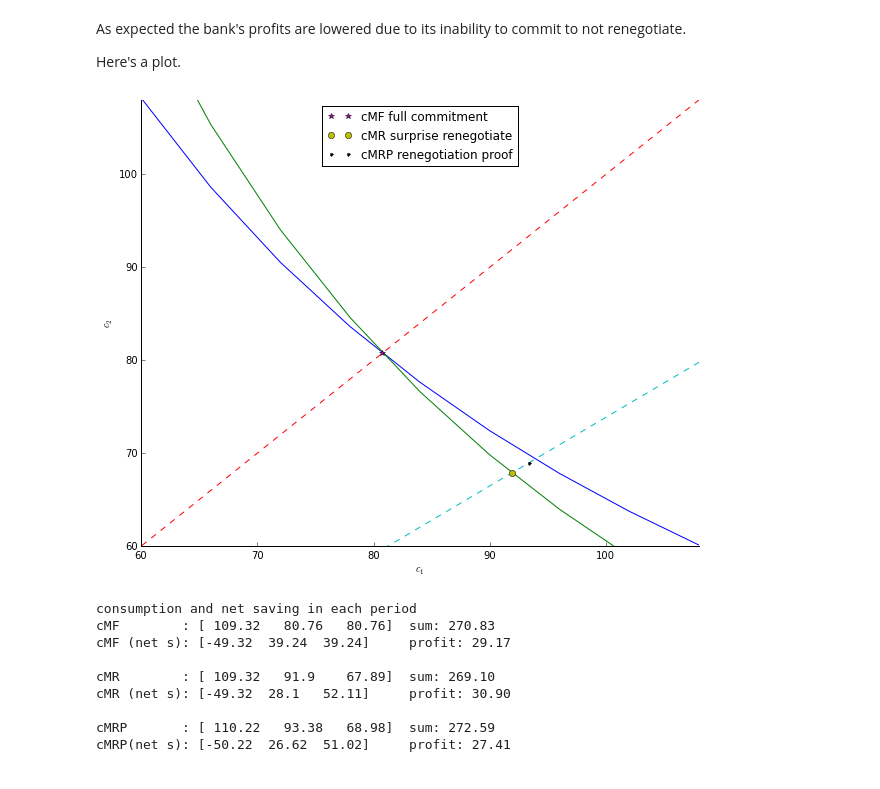
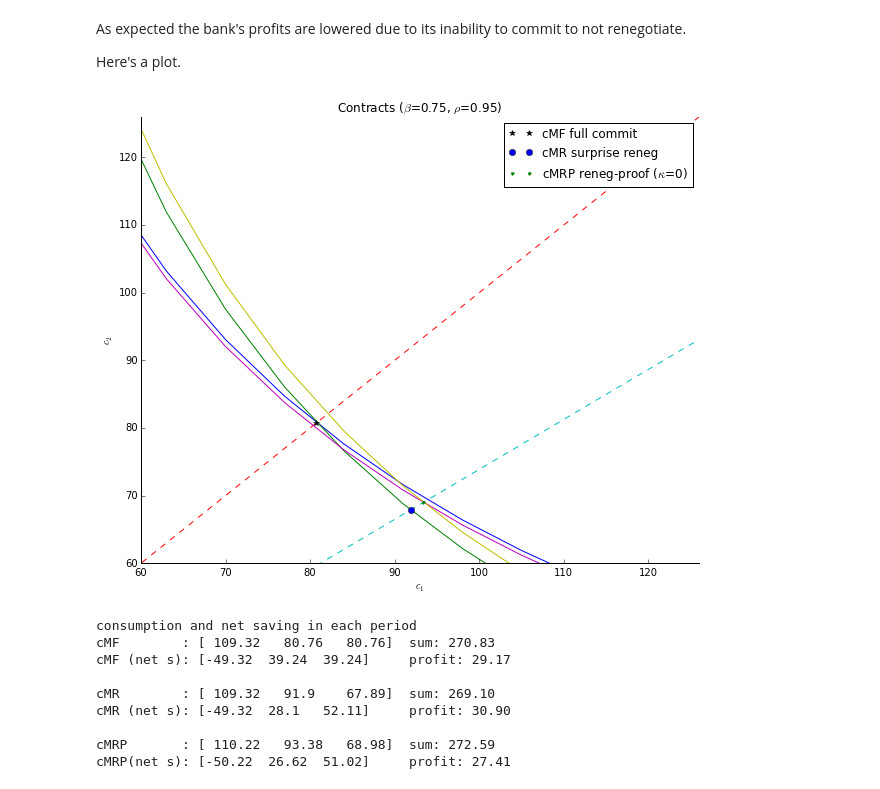
Before and after one commit to jhconning/renegotiation, a Jupyter notebook: py/monopoly.ipynb, the cells around one changed output. Drawn from its saved outputs; the diff is of its cells as text; code cells hidden in the pictures.

```diff
--- a/py/monopoly.ipynb
+++ b/py/monopoly.ipynb
@@ -129,6 +131,7 @@ The first constraint is the period 0 self's participation constraint and the sec
 Let's create an object instance which we will call cM, printout the parameters associated with this instance and then run a few checks to make sure the cM.reneg function works right:
 # %%
 cM = Contract.Monopoly(beta = 0.75)
+cM.rho = 0.95
 cM.y = [60,120,120]
 cM.print_params()
 # %% [output]
@@ -185,32 +188,49 @@ As expected the bank's profits are lowered due to its inability to commit to not
 
 Here's a plot.
 # %%
-c1min, c1max = np.min(cM.y), np.max(cM.y)
+c1min, c1max = np.min(cMR)*0.6, np.max(cM.y)
+c1min = 60
+c1max =140
 c1 = np.arange(0,c1max,c1max/20)
 
 ubar0 = cM.PVU(cMF[1:3], 1.0)
 idc0 = cM.indif(ubar0, 1.0)
 ubar1 = cM.PVU(cMF[1:3],cM.beta)
 idc1 = cM.indif(ubar1,cM.beta)
 
+ubar0RP = cM.PVU(cMRP[1:3], 1.0)
+idc0RP = cM.indif(ubar0RP,1.0)
+
+ubar1RP = cM.PVU(cMRP[1:3], cM.beta)
+idc1RP = cM.indif(ubar1RP,cM.beta)
+
+iprF = cM.isoprofit(cM.profit(cMF,cM.y),cM.y,cMF)
+
 fig, ax = plt.subplots()
 fig.set_canvas(plt.gcf().canvas)
 plt.plot(c1,idc0(c1),
          c1,idc1(c1),
          c1, c1,'--',
-         c1, cM.beta**(1/cM.rho)*c1,'--')
+         c1, cM.beta**(1/cM.rho)*c1,'--',
+#        c1, iprF(c1),'-.'    # isoprofit line
 
-plt.plot(cMF[1], cMF[2],'*', label='cMF full commitment')
-plt.plot(cMR[1], cMR[2],'o', label='cMR surprise renegotiate')
-plt.plot(cMRP[1], cMRP[2],'.', label='cMRP renegotiation proof')
+         c1,idc0RP(c1),
+         c1,idc1RP(c1),
+        )
+
+plt.plot(cMF[1], cMF[2],'*', label='cMF full commit')
+plt.plot(cMR[1], cMR[2],'o', label='cMR surprise reneg')
+plt.plot(cMRP[1], cMRP[2],'.', label='cMRP reneg-proof ($\kappa$={})'.format(cM.kappa))
 
 #isoprofline = cM.isoprofit( 1.82, cM.y)
 #plt.plot(c1,  isoprofline(c1) )
 
 ax.spines['right'].set_color('none'), ax.spines['top'].set_color('none')
 plt.ylim((c1min, c1max*0.9)), plt.xlim((c1min, c1max*0.9))
 ax.xaxis.tick_bottom(),ax.yaxis.tick_left()
 plt.xlabel('$c_{1}$'); plt.ylabel('$c_{2}$')
-legend = ax.legend(loc='upper center')
+legend = ax.legend(loc='upper right')
+plt.title(r'Contracts ($\beta $={}, $\rho$={})'.format(cM.beta,cM.rho))
+plt.savefig('figs\c1c2figure_b07_r095.pdf', format='pdf')
 # %% [output]
-[figure, old version]
+[figure, new version]
```
Also changed, not shown: parts of 27 cells of this notebook, 7 other files.
